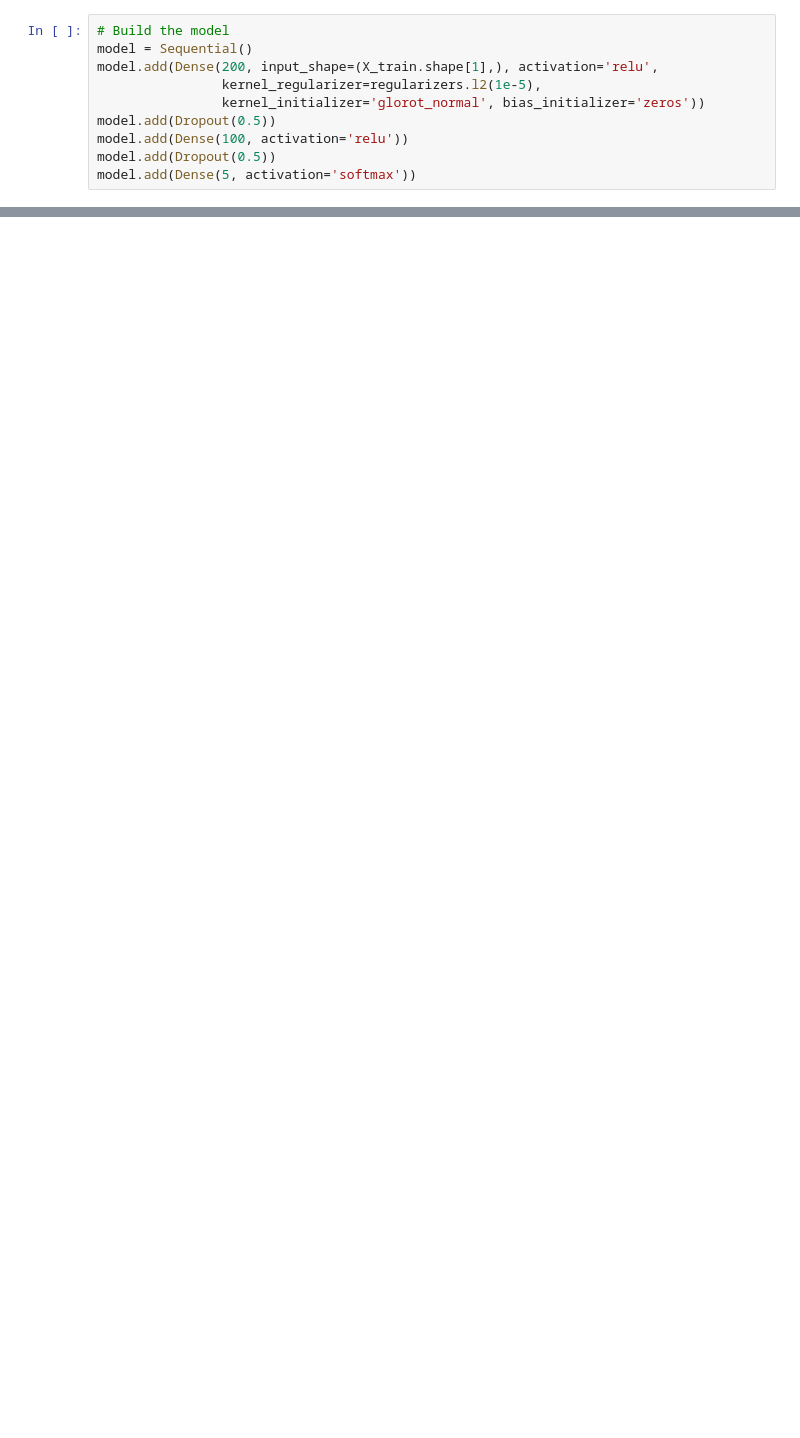
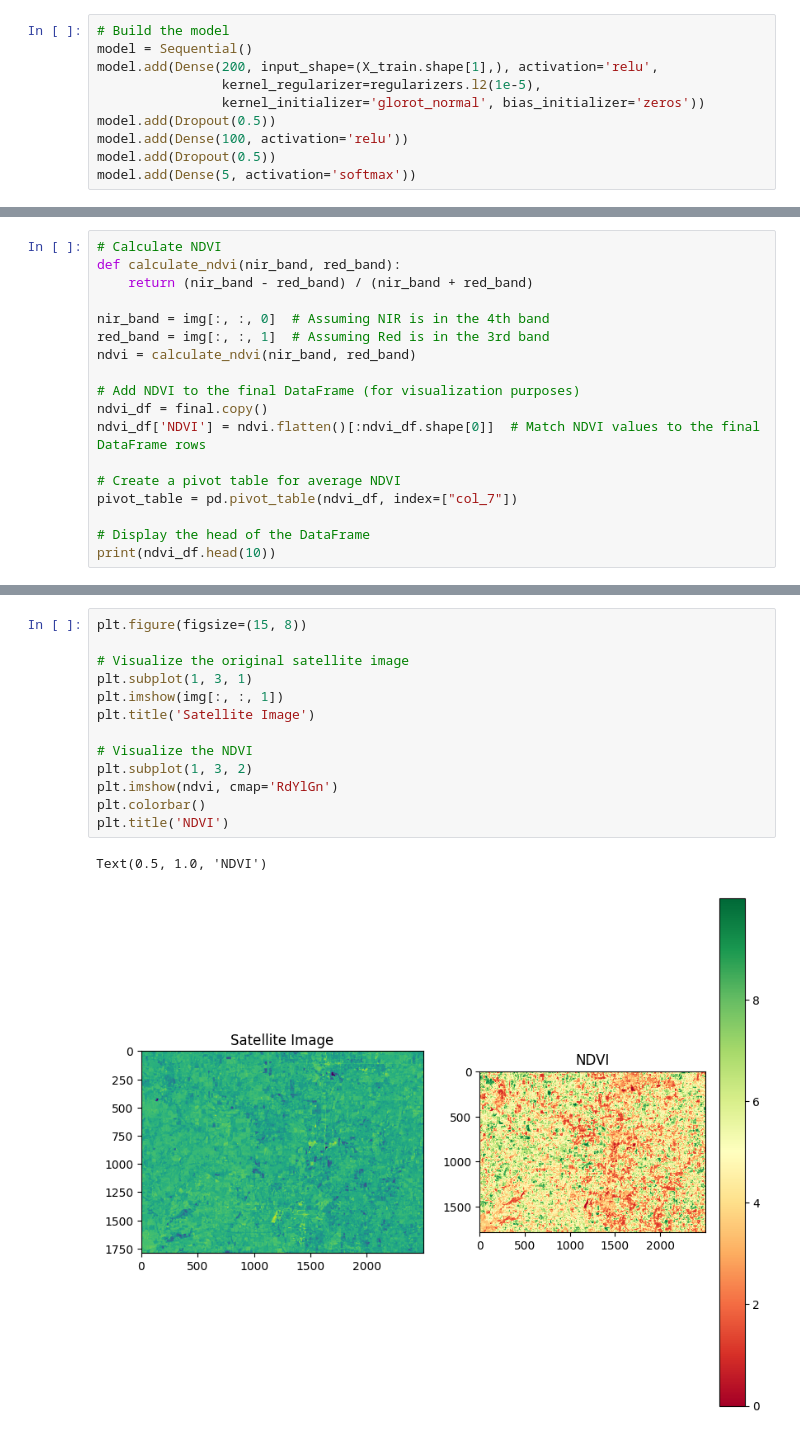
Before and after one commit to Waleed850/Coding-Code, a Jupyter notebook: Crop_Classification.ipynb, the cells around one changed output, grey strips where cells are left out. Saved outputs shown, nothing was run; the diff lists cells and outputs as text; blank space fills up the shorter version.

```diff
--- a/Crop_Classification.ipynb
+++ b/Crop_Classification.ipynb
@@ -259,0 +385,18 @@ model.save('crop_classification_model.h5')
+# %%
+# Calculate NDVI
+def calculate_ndvi(nir_band, red_band):
+    return (nir_band - red_band) / (nir_band + red_band)
+
+nir_band = img[:, :, 0]  # Assuming NIR is in the 4th band
+red_band = img[:, :, 1]  # Assuming Red is in the 3rd band
+ndvi = calculate_ndvi(nir_band, red_band)
+
+# Add NDVI to the final DataFrame (for visualization purposes)
+ndvi_df = final.copy()
+ndvi_df['NDVI'] = ndvi.flatten()[:ndvi_df.shape[0]]  # Match NDVI values to the final DataFrame rows
+
+# Create a pivot table for average NDVI
+pivot_table = pd.pivot_table(ndvi_df, index=["col_7"])
+
+# Display the head of the DataFrame
+print(ndvi_df.head(10))
@@ -259,0 +415,16 @@ model.save('crop_classification_model.h5')
+# %%
+plt.figure(figsize=(15, 8))
+
+# Visualize the original satellite image
+plt.subplot(1, 3, 1)
+plt.imshow(img[:, :, 1])
+plt.title('Satellite Image')
+
+# Visualize the NDVI
+plt.subplot(1, 3, 2)
+plt.imshow(ndvi, cmap='RdYlGn')
+plt.colorbar()
+plt.title('NDVI')
+# %% [output]
+Text(0.5, 1.0, 'NDVI')
+[figure, added]
```
Also changed, not shown: parts of 55 cells of this notebook.
